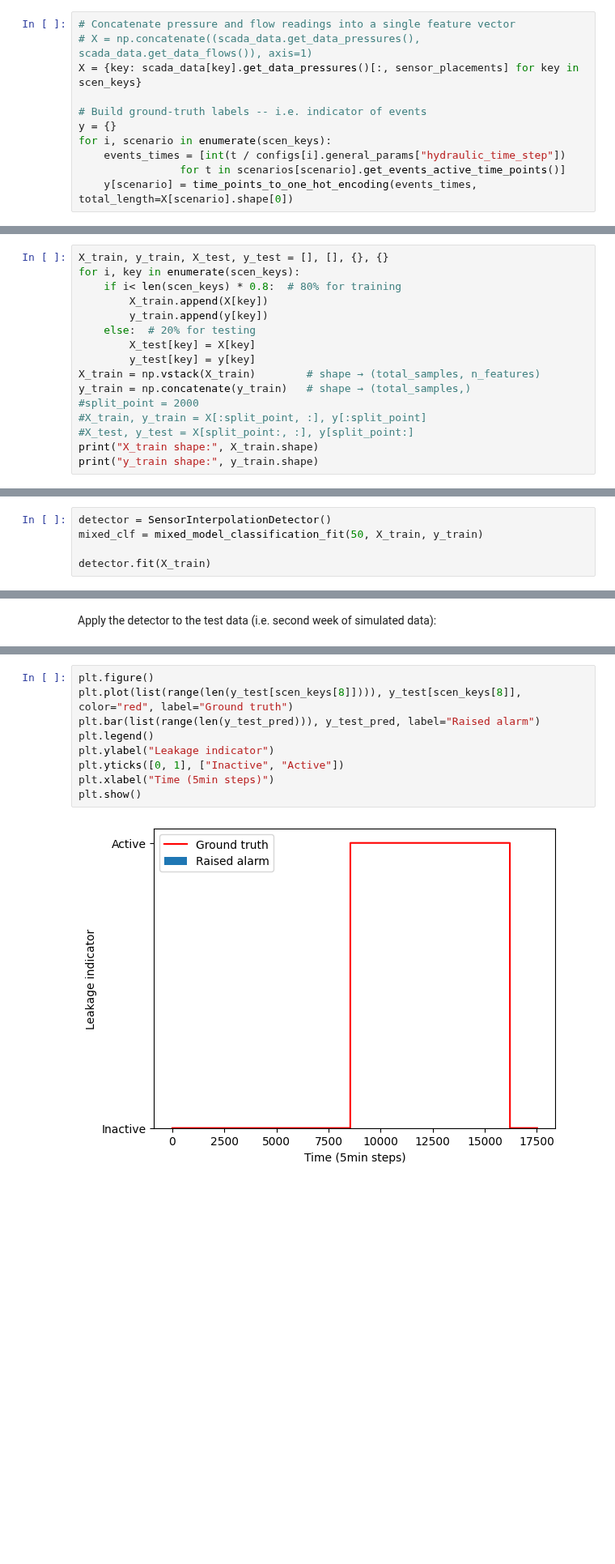
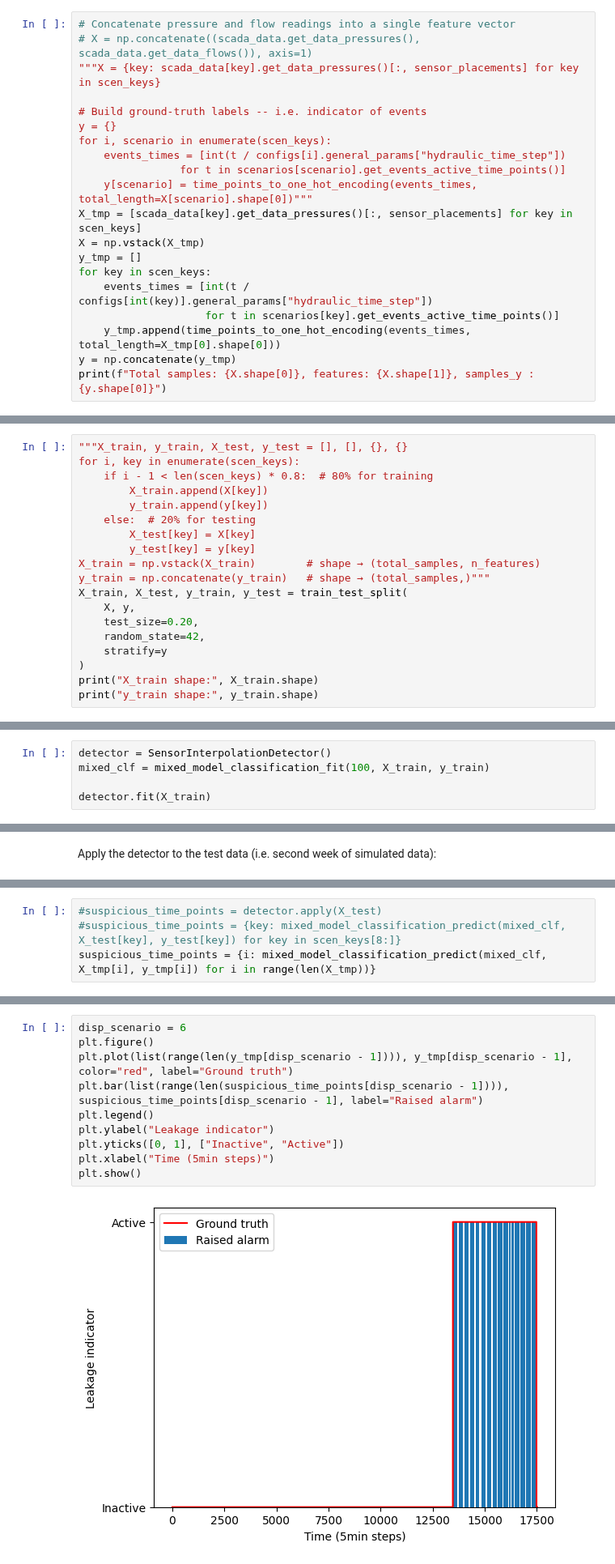
Before and after one commit to ChonsShadow/leak_localisation, a Jupyter notebook: epytflow_leakagedetection.ipynb, the cells around one changed output, grey strips where cells are left out. Shown at 81% size. Cells and saved outputs as stored; diff of their text form; blank space fills up the shorter version.

Commit message:
corrected mistake with one-hot-encoding

```diff
--- a/epytflow_leakagedetection.ipynb
+++ b/epytflow_leakagedetection.ipynb
@@ -248,11 +248,20 @@ Prepare the simulation results for calibrating (i.e. creating) a Machine Learnin
 # %%
 # Concatenate pressure and flow readings into a single feature vector
 # X = np.concatenate((scada_data.get_data_pressures(), scada_data.get_data_flows()), axis=1)
-X = {key: scada_data[key].get_data_pressures()[:, sensor_placements] for key in scen_keys}
+"""X = {key: scada_data[key].get_data_pressures()[:, sensor_placements] for key in scen_keys}
 
 # Build ground-truth labels -- i.e. indicator of events
 y = {}
 for i, scenario in enumerate(scen_keys):
     events_times = [int(t / configs[i].general_params["hydraulic_time_step"])
                 for t in scenarios[scenario].get_events_active_time_points()]
-    y[scenario] = time_points_to_one_hot_encoding(events_times, total_length=X[scenario].shape[0])
+    y[scenario] = time_points_to_one_hot_encoding(events_times, total_length=X[scenario].shape[0])"""
+X_tmp = [scada_data[key].get_data_pressures()[:, sensor_placements] for key in scen_keys]
+X = np.vstack(X_tmp)
+y_tmp = []
+for key in scen_keys:
+    events_times = [int(t / configs[int(key)].general_params["hydraulic_time_step"])
+                    for t in scenarios[key].get_events_active_time_points()]
+    y_tmp.append(time_points_to_one_hot_encoding(events_times, total_length=X_tmp[0].shape[0]))
+y = np.concatenate(y_tmp)
+print(f"Total samples: {X.shape[0]}, features: {X.shape[1]}, samples_y : {y.shape[0]}")
@@ -261,19 +272,22 @@ the following three
 # %% [markdown]
 Split the data into train and test set -- here, training data is the fault-free first week of the simulation and the second week (containing the leakages) is the test data:
 # %%
-X_train, y_train, X_test, y_test = [], [], {}, {}
+"""X_train, y_train, X_test, y_test = [], [], {}, {}
 for i, key in enumerate(scen_keys):
-    if i< len(scen_keys) * 0.8:  # 80% for training
+    if i - 1 < len(scen_keys) * 0.8:  # 80% for training
         X_train.append(X[key])
         y_train.append(y[key])
     else:  # 20% for testing
         X_test[key] = X[key]
         y_test[key] = y[key]
 X_train = np.vstack(X_train)        # shape → (total_samples, n_features)
-y_train = np.concatenate(y_train)   # shape → (total_samples,)
-#split_point = 2000
-#X_train, y_train = X[:split_point, :], y[:split_point]
-#X_test, y_test = X[split_point:, :], y[split_point:]
+y_train = np.concatenate(y_train)   # shape → (total_samples,)"""
+X_train, X_test, y_train, y_test = train_test_split(
+    X, y,
+    test_size=0.20,
+    random_state=42,
+    stratify=y
+)
 print("X_train shape:", X_train.shape)
 print("y_train shape:", y_train.shape)
 # %% [output]
@@ -297,6 +311,6 @@ We use this event detector to detect leakages in our generated scenario.
 We create and calibrate (i.e. fit) the leakage detector to the first week of simulated data:
 # %%
 detector = SensorInterpolationDetector()
-mixed_clf = mixed_model_classification_fit(50, X_train, y_train)
+mixed_clf = mixed_model_classification_fit(100, X_train, y_train)
 
 detector.fit(X_train)
@@ -318,0 +319,4 @@ weighted avg       1.00      1.00      1.00     17521
+# %%
+#suspicious_time_points = detector.apply(X_test)
+#suspicious_time_points = {key: mixed_model_classification_predict(mixed_clf, X_test[key], y_test[key]) for key in scen_keys[8:]}
+suspicious_time_points = {i: mixed_model_classification_predict(mixed_clf, X_tmp[i], y_tmp[i]) for i in range(len(X_tmp))}
@@ -323,16 +345,17 @@ In order to evaluate the performance of the leakage detector, we could either co
 
 Here, we plot event (i.e. leakage) presence over time together with the raised alarms by the detector:
 # %%
+disp_scenario = 6
 plt.figure()
-plt.plot(list(range(len(y_test[scen_keys[8]]))), y_test[scen_keys[8]], color="red", label="Ground truth")
-plt.bar(list(range(len(y_test_pred))), y_test_pred, label="Raised alarm")
+plt.plot(list(range(len(y_tmp[disp_scenario - 1]))), y_tmp[disp_scenario - 1], color="red", label="Ground truth")
+plt.bar(list(range(len(suspicious_time_points[disp_scenario - 1]))), suspicious_time_points[disp_scenario - 1], label="Raised alarm")
 plt.legend()
 plt.ylabel("Leakage indicator")
 plt.yticks([0, 1], ["Inactive", "Active"])
 plt.xlabel("Time (5min steps)")
 plt.show()
 # %% [output]
-[figure, old version]
+[figure, new version]
 # %% [markdown]
 We observe that the small abrupt leakage is not detected, while the large incipient leakage is detected -- only a single false alarm is raised.
 
```
Also changed, not shown: parts of 4 cells of this notebook.
